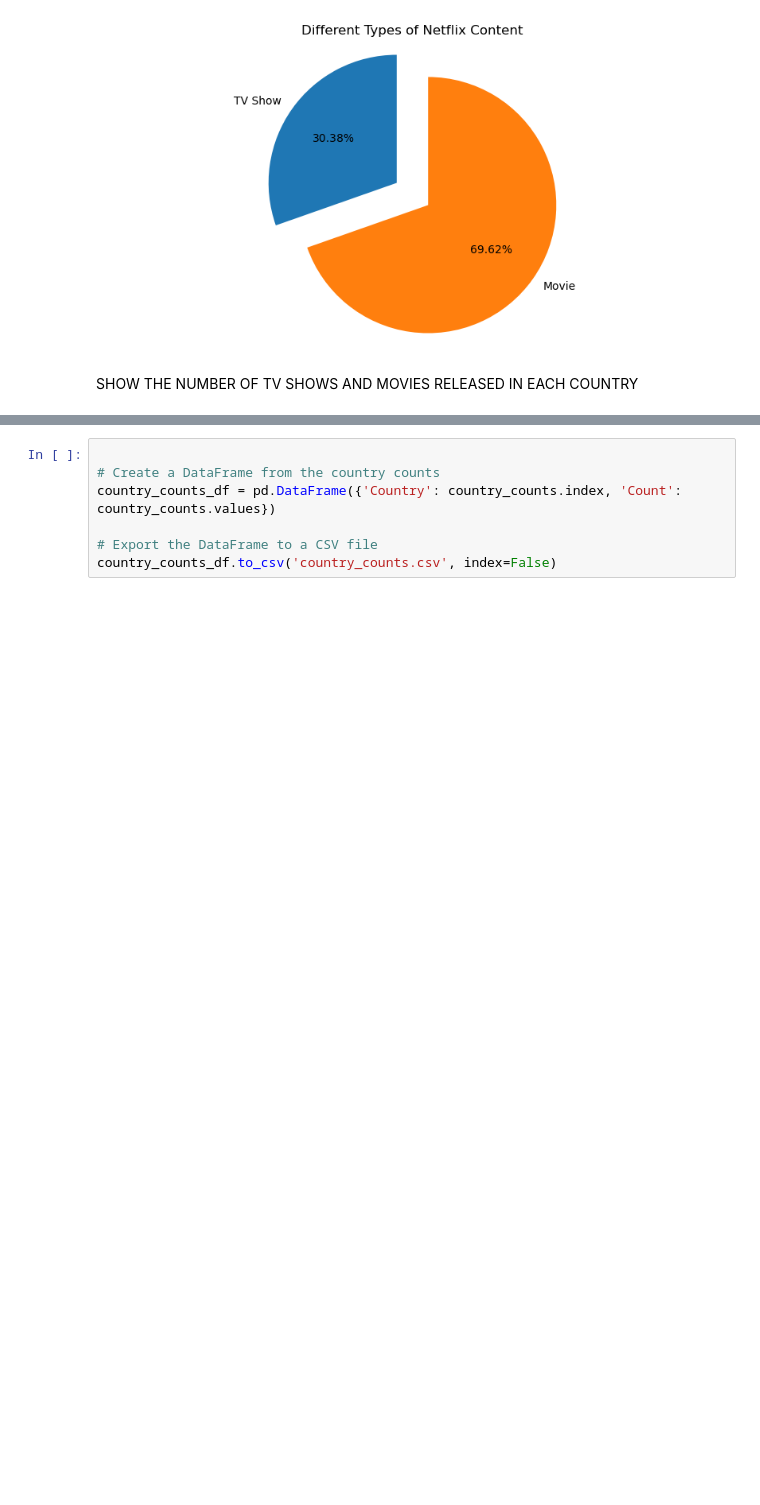
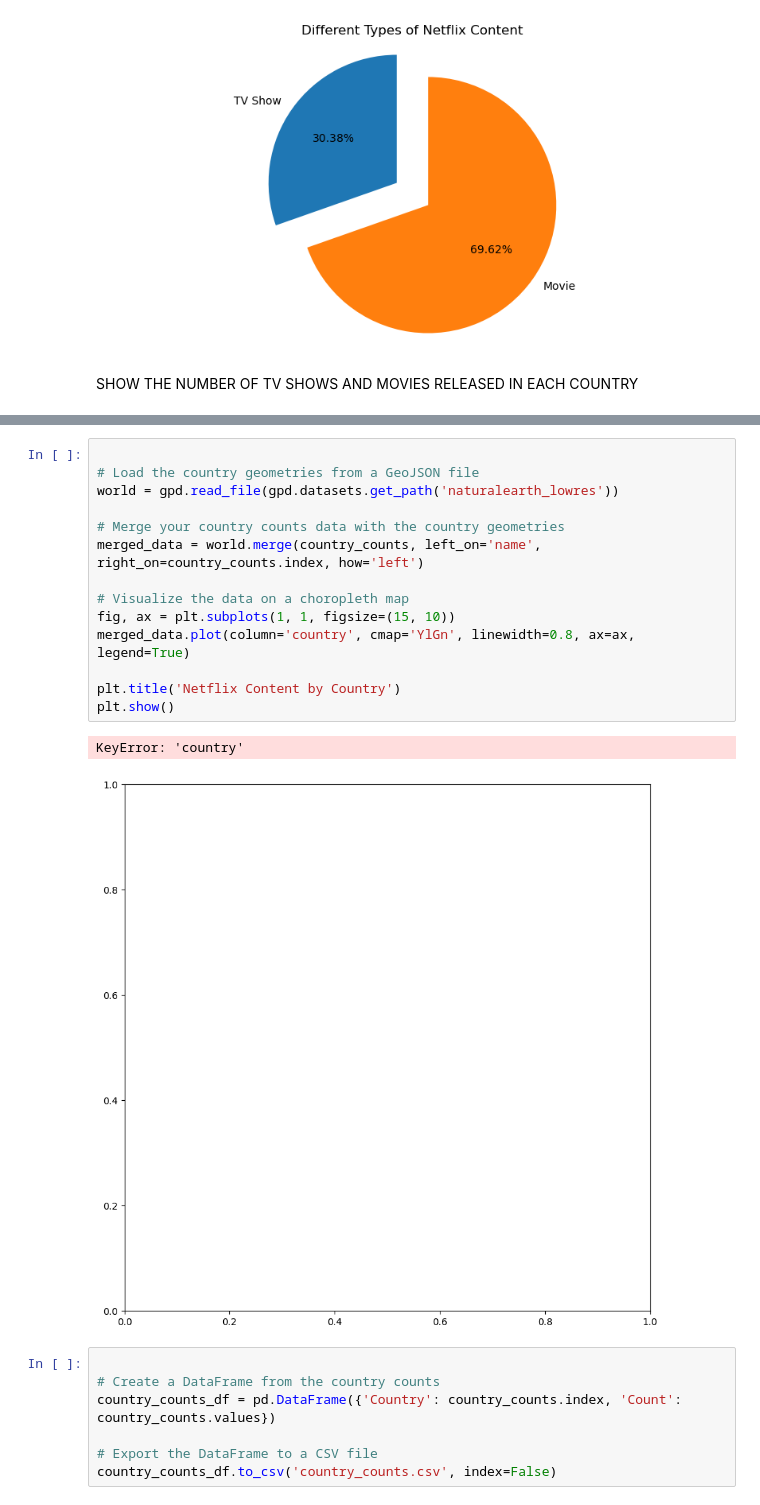
Before and after one commit to lewah/mangosplit, a Jupyter notebook: Netflix_project/visualisation_netflix_data.ipynb, the cells around one changed output, grey strips where cells are left out. Drawn from its saved outputs; the diff is of its cells as text; blank space fills up the shorter version.

```diff
--- a/Netflix_project/visualisation_netflix_data.ipynb
+++ b/Netflix_project/visualisation_netflix_data.ipynb
@@ -125,3 +116,20 @@ Name: count, Length: 128, dtype: int64
+# %%
+
+# Load the country geometries from a GeoJSON file
+world = gpd.read_file(gpd.datasets.get_path('naturalearth_lowres'))
+
+# Merge your country counts data with the country geometries
+merged_data = world.merge(country_counts, left_on='name', right_on=country_counts.index, how='left')
+
+# Visualize the data on a choropleth map
+fig, ax = plt.subplots(1, 1, figsize=(15, 10))
+merged_data.plot(column='country', cmap='YlGn', linewidth=0.8, ax=ax, legend=True)
+
+plt.title('Netflix Content by Country')
+plt.show()
+# %% [output]
+KeyError: 'country'
+[figure, added]
 # %%
 
 # Create a DataFrame from the country counts
```
Also changed, not shown: parts of 3 cells of this notebook, 2 other files.
